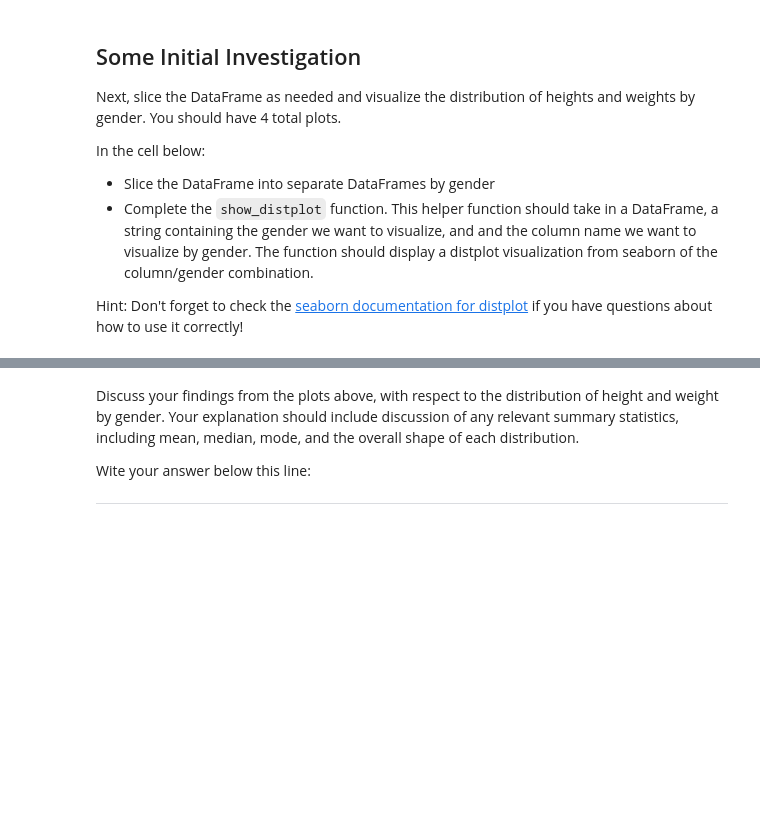
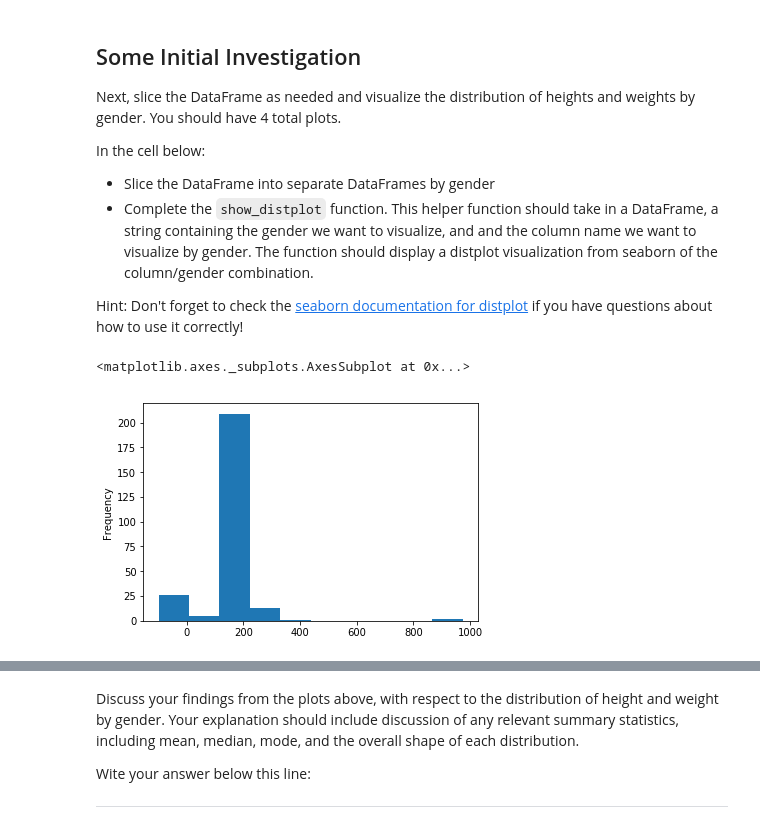
Before and after one commit to kemepley/dsc-data-cleaning-project-dc-ds-career-042219, a Jupyter notebook: Data Cleaning Project.ipynb, the cells around one changed output, grey strips where cells are left out. Drawn from its saved outputs; the diff is of its cells as text; code cells hidden in the pictures; blank space fills up the shorter version.

```diff
--- a/Data Cleaning Project.ipynb
+++ b/Data Cleaning Project.ipynb
@@ -221,4 +218,15 @@ def show_distplot(dataframe, gender, column_name):
+# %%
+def show_distplot(dataframe, gender, column_name):
+    if gender == 'Male':
+        df_gen = dataframe[dataframe.Gender == "Male"]
+    if gender == 'Female':
+        df_gen = dataframe[dataframe.Gender == "Female"]
+    return df_gen[column_name].plot(kind="hist")
 # %%
 # Male Height
+show_distplot(hero_powers_df, 'Male', 'Height')
+# %% [output]
+<matplotlib.axes._subplots.AxesSubplot at 0x...>
+[figure, added]
 # %%
 # Male Weight
```
Also changed, not shown: parts of 6 cells of this notebook.
